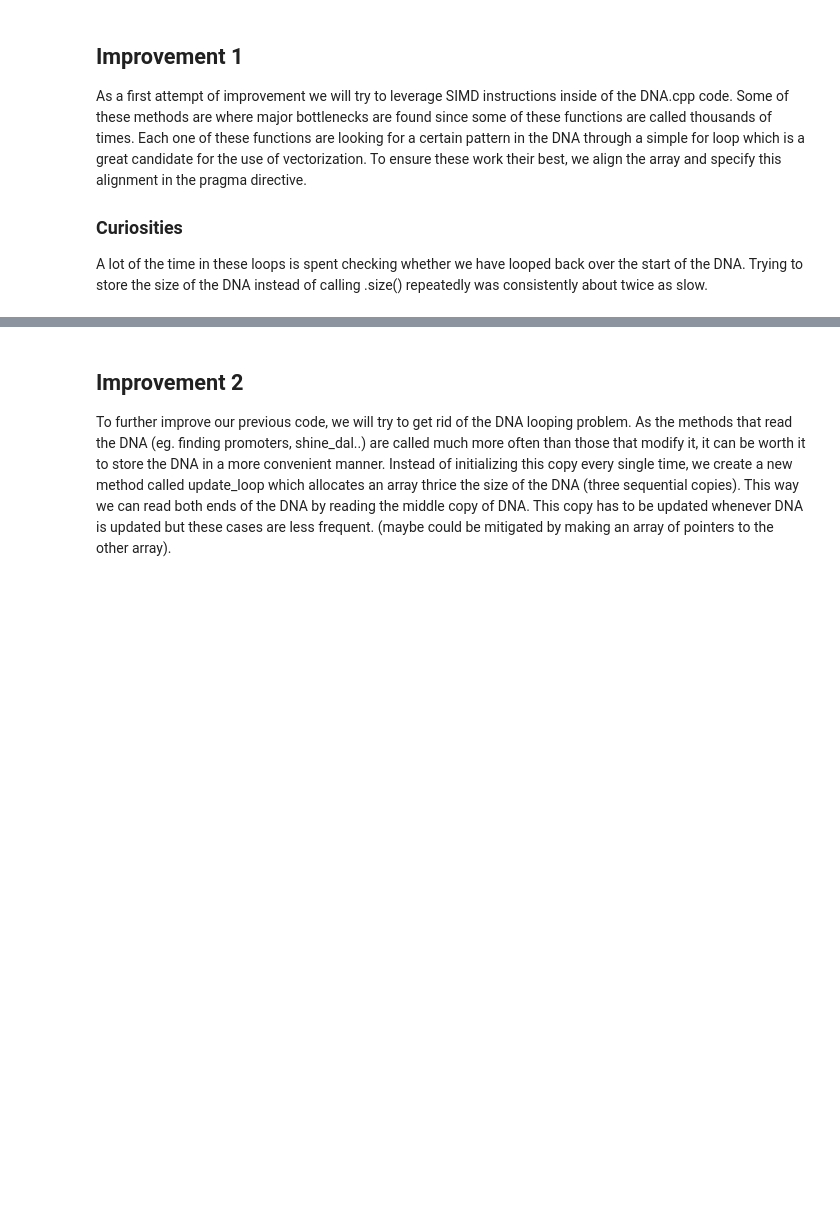
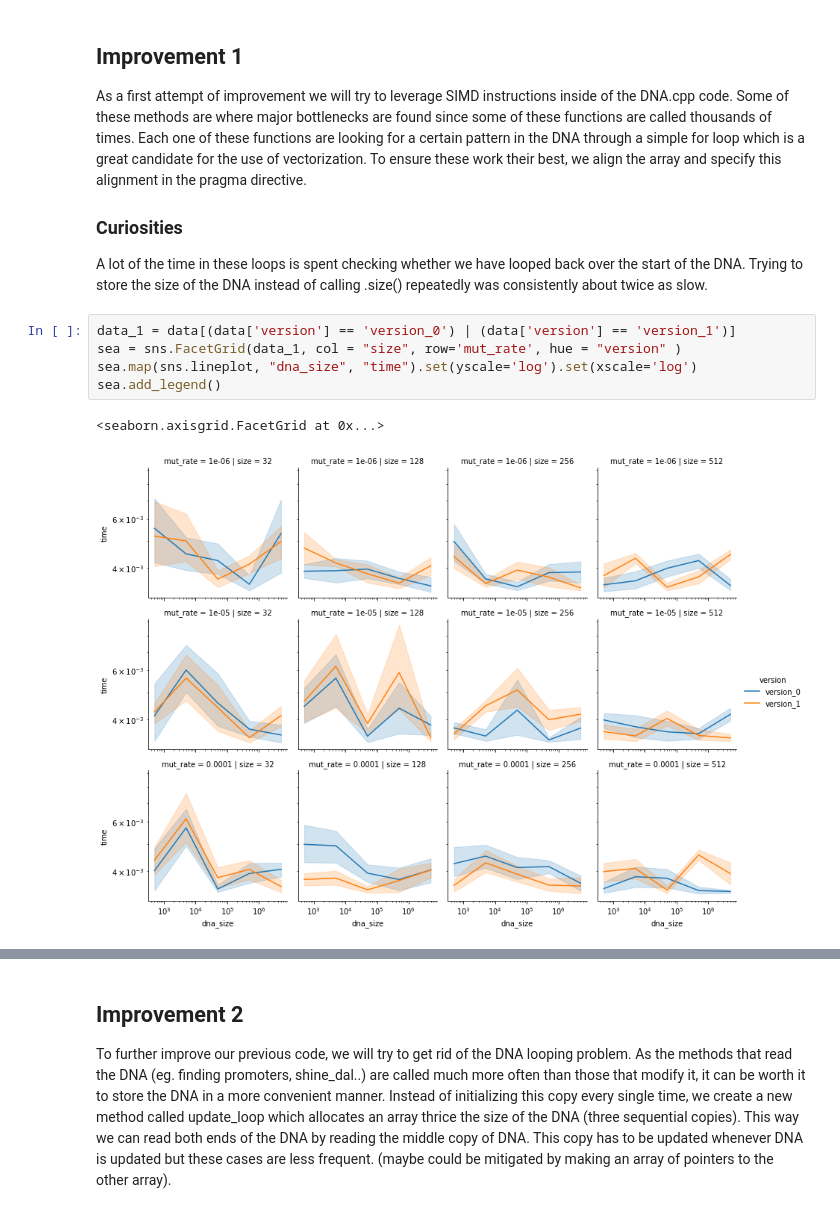
Before and after one commit to ArthurGardon/ot5-aevol, a Jupyter notebook: notebook.ipynb, the cells around one changed output, grey strips where cells are left out. Cells and saved outputs as stored; diff of their text form; blank space fills up the shorter version.

```diff
--- a/notebook.ipynb
+++ b/notebook.ipynb
@@ -58,3 +59,11 @@ As a first attempt of improvement we will try to leverage SIMD instructions insi
 ### Curiosities
 
 A lot of the time in these loops is spent checking whether we have looped back over the start of the DNA. Trying to store the size of the DNA instead of calling .size() repeatedly was consistently about twice as slow.
+# %%
+data_1 = data[(data['version'] == 'version_0') | (data['version'] == 'version_1')]
+sea = sns.FacetGrid(data_1, col = "size", row='mut_rate', hue = "version" )
+sea.map(sns.lineplot, "dna_size", "time").set(yscale='log').set(xscale='log')
+sea.add_legend()
+# %% [output]
+<seaborn.axisgrid.FacetGrid at 0x...>
+[figure, added]
```
Also changed, not shown: parts of 5 cells of this notebook.
